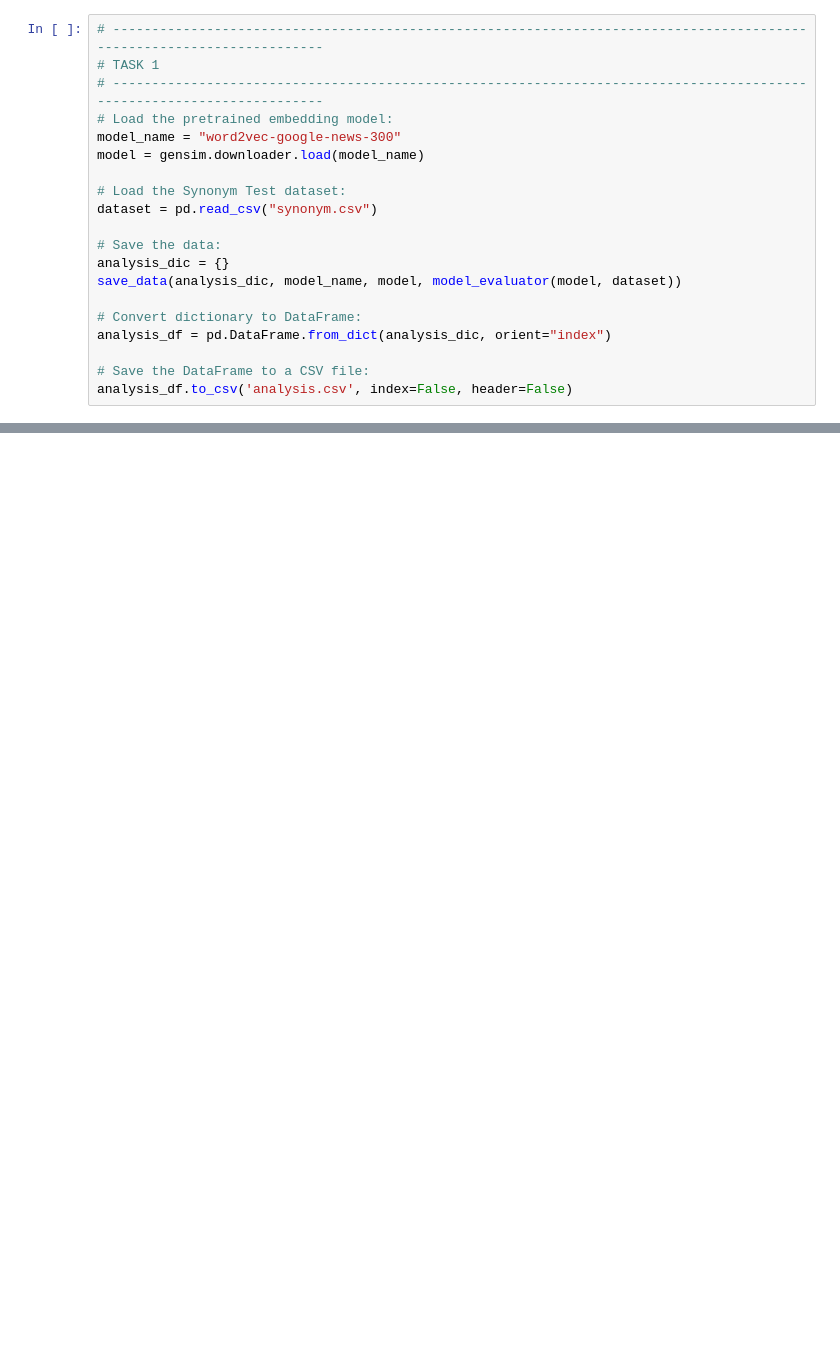
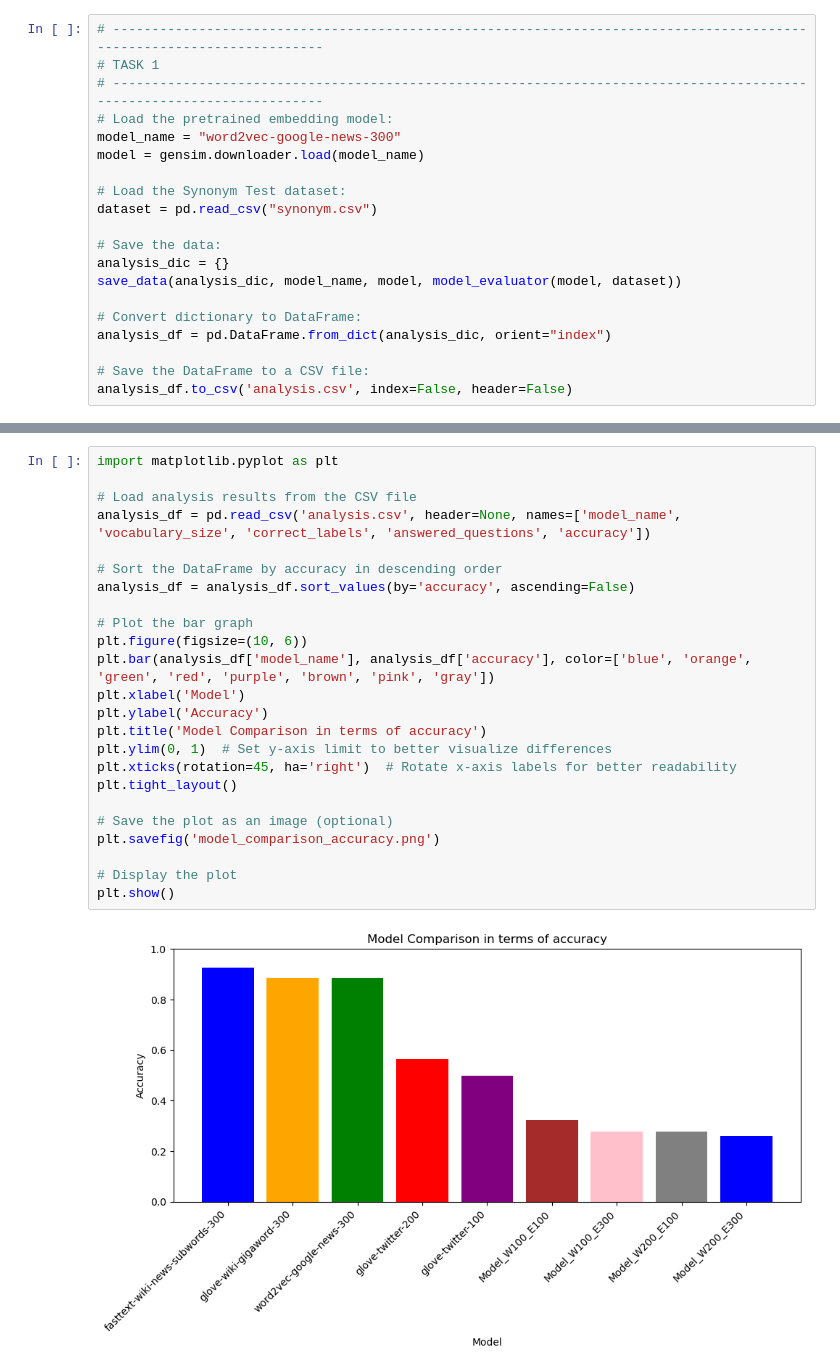
Before and after one commit to alexgaarciia/ExperimentsWordEmbeddings, a Jupyter notebook: COMP472-A2.ipynb, the cells around one changed output, grey strips where cells are left out. Drawn from its saved outputs; the diff is of its cells as text; blank space fills up the shorter version.

```diff
--- a/COMP472-A2.ipynb
+++ b/COMP472-A2.ipynb
@@ -189,0 +181,26 @@ for window_size in window_sizes:
+# %%
+import matplotlib.pyplot as plt
+
+# Load analysis results from the CSV file
+analysis_df = pd.read_csv('analysis.csv', header=None, names=['model_name', 'vocabulary_size', 'correct_labels', 'answered_questions', 'accuracy'])
+
+# Sort the DataFrame by accuracy in descending order
+analysis_df = analysis_df.sort_values(by='accuracy', ascending=False)
+
+# Plot the bar graph
+plt.figure(figsize=(10, 6))
+plt.bar(analysis_df['model_name'], analysis_df['accuracy'], color=['blue', 'orange', 'green', 'red', 'purple', 'brown', 'pink', 'gray'])
+plt.xlabel('Model')
+plt.ylabel('Accuracy')
+plt.title('Model Comparison in terms of accuracy')
+plt.ylim(0, 1)  # Set y-axis limit to better visualize differences
+plt.xticks(rotation=45, ha='right')  # Rotate x-axis labels for better readability
+plt.tight_layout()
+
+# Save the plot as an image (optional)
+plt.savefig('model_comparison_accuracy.png')
+
+# Display the plot
+plt.show()
+# %% [output]
+[figure, added]
```
Also changed, not shown: parts of 10 cells of this notebook.
